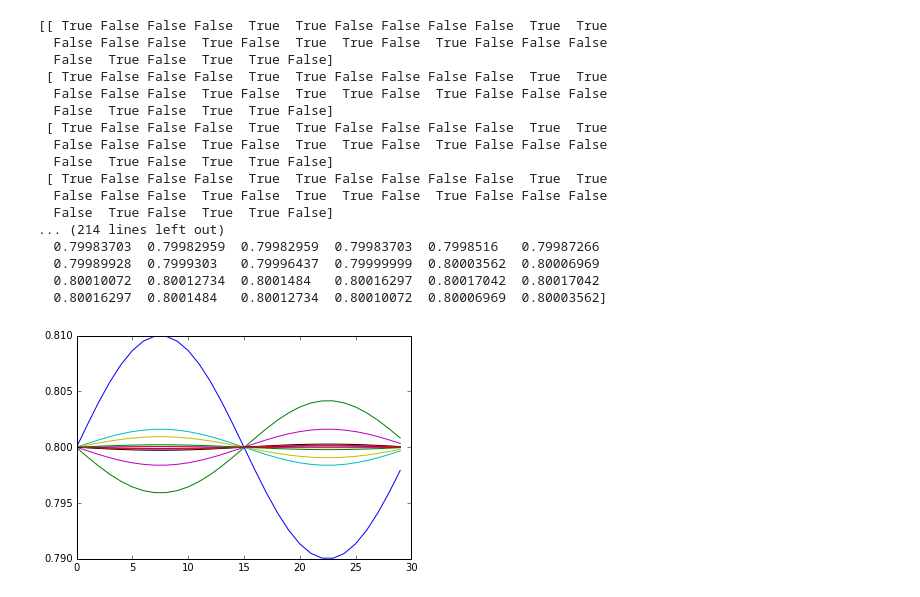
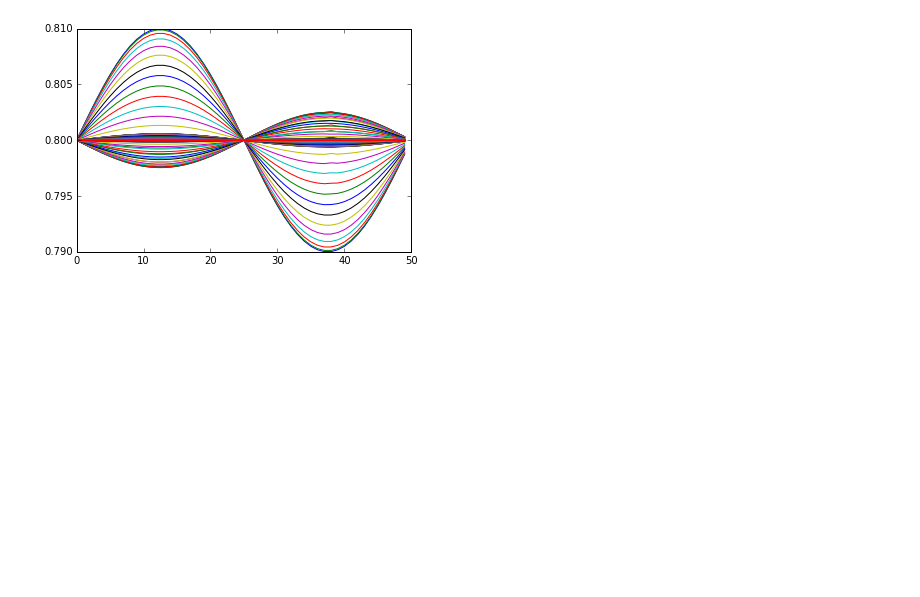
Before and after one commit to Schraivogel/hpc, a Jupyter notebook: Exercise 1_Julian.ipynb, the cells around one changed output. Cells and saved outputs as stored; diff of their text form; code cells hidden in the pictures; blank space fills up the shorter version.

```diff
--- a/Exercise 1_Julian.ipynb
+++ b/Exercise 1_Julian.ipynb
@@ -192,58 +172,36 @@ for t in range(timesteps):
 # %%
 def set_rho(epsilon, rho0, rows, cols):
 
-    # Offset rho0 setzen
     rho = np.full((rows,cols), rho0, dtype = float)
     valx = (2 * np.pi * np.arange(cols)) / (cols)
-    #print(isinstance(valx, float))
     rho += epsilon * np.sin(valx).reshape(1, cols)
     return rho
 
+# shear wave rho decay init
+epsilon = 0.01
 rho0 = 0.8
+assert(rho0 > epsilon), "rho0 must be bigger than the sine-offset"
 rho = set_rho(epsilon, rho0, rows, cols)
 u = np.zeros((rows, cols, 2))
 
+omega = 0.2
 
 # Belegung des lattice, dass das mit rho, welches ich in der funktion set_rho berechnet habe, passt
-latt = calc_equilibrium1(rho, u, c, w) # which is equal to f_eq
+latt = calc_equilibrium(rho, u, c, w) # which is equal to f_eq
 
-# sanity check if calculation of rho is equal to predefined rho in function above
-print(rho == sum_occ(latt))
-print(np.isclose(rho, sum_occ(latt), rtol=1e-15, atol=1e-20, equal_nan=False))
-
-# plot stuff
 plt.figure()
 
-#rho = sum_occ(latt)
-
-# for setting rho0
 for t in range(timesteps):
-    if t%20 == 0:
+    if t%2 == 0:
         plt.plot(rho[rows//4,:])
-        print('t= ',t, rho[rows//4,:])
     latt = shift_latt(latt)
-    j = calc_j(c1, latt)
+    j = calc_j(c, latt)
     rho = sum_occ(latt)
     u = calc_avg_vel(rho, j)
-    f_eq = calc_equilibrium1(rho, u, c, w)
+    f_eq = calc_equilibrium(rho, u, c, w)
     latt += omega * (f_eq - latt)
+
+#plt.savefig('Set_Rho_50_50_400_t_10.pdf')
 # %% [output]
-[[ True False False False  True  True False False False False  True  True
-  False False False  True False  True  True False  True False False False
-  False  True False  True  True False]
- [ True False False False  True  True False False False False  True  True
-  False False False  True False  True  True False  True False False False
-  False  True False  True  True False]
- [ True False False False  True  True False False False False  True  True
-  False False False  True False  True  True False  True False False False
-  False  True False  True  True False]
- [ True False False False  True  True False False False False  True  True
-  False False False  True False  True  True False  True False False False
-  False  True False  True  True False]
-... (214 lines left out)
-  0.79983703  0.79982959  0.79982959  0.79983703  0.7998516   0.79987266
-  0.79989928  0.7999303   0.79996437  0.79999999  0.80003562  0.80006969
-  0.80010072  0.80012734  0.8001484   0.80016297  0.80017042  0.80017042
-  0.80016297  0.8001484   0.80012734  0.80010072  0.80006969  0.80003562]
-[figure, old version]
+[figure, new version]
 # %%
```
Also changed, not shown: parts of 7 cells of this notebook.
